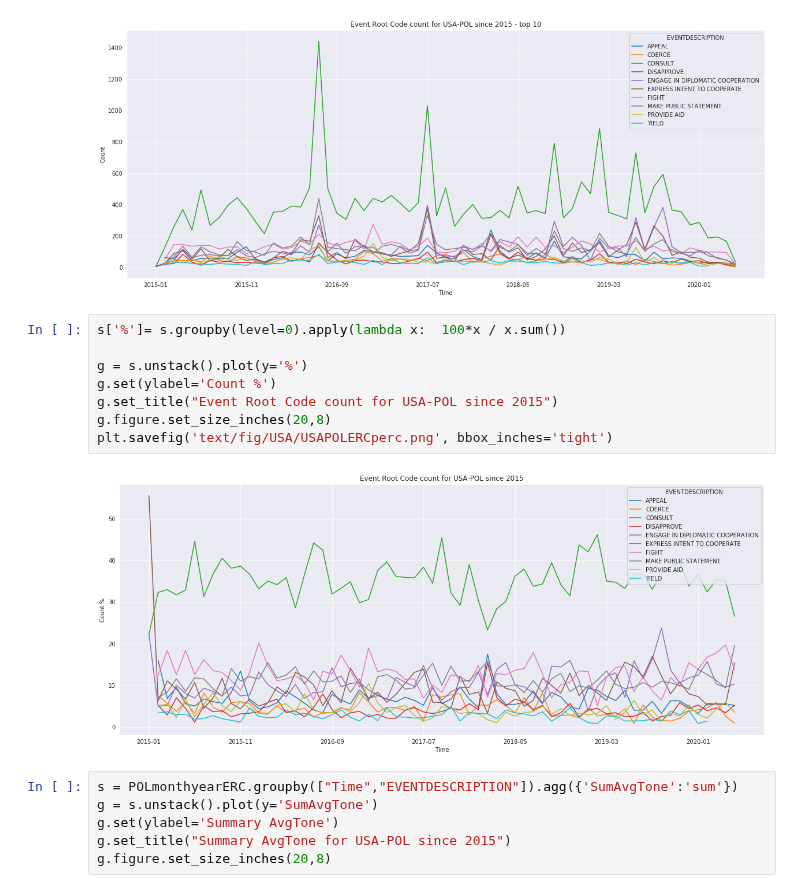
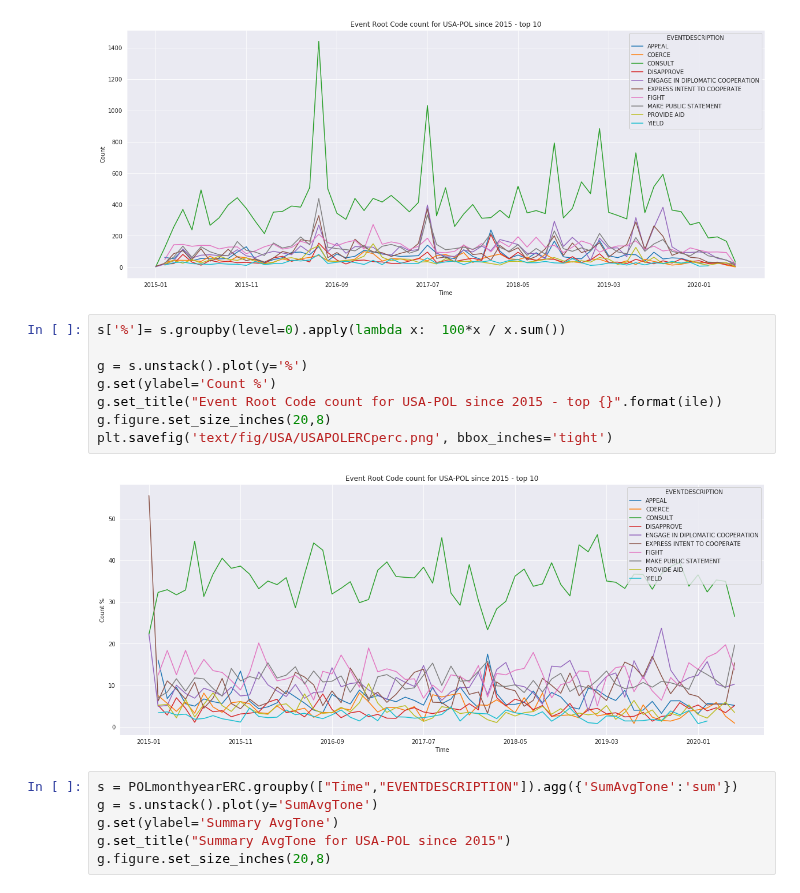
Before and after one commit to mijapa/GDELT, a Jupyter notebook: USA-POL monthyear eventRC count SUMaTone AVGaTonne.ipynb, the cells around one changed output. Cells and saved outputs as stored; diff of their text form.

```diff
--- a/USA-POL monthyear eventRC count SUMaTone AVGaTonne.ipynb
+++ b/USA-POL monthyear eventRC count SUMaTone AVGaTonne.ipynb
@@ -34,13 +34,13 @@ g.figure.set_size_inches(20,8)
 # %%
 s['%']= s.groupby(level=0).apply(lambda x:  100*x / x.sum())
 
 g = s.unstack().plot(y='%')
 g.set(ylabel='Count %')
-g.set_title("Event Root Code count for USA-POL since 2015")
+g.set_title("Event Root Code count for USA-POL since 2015 - top {}".format(ile))
 g.figure.set_size_inches(20,8)
 plt.savefig('text/fig/USA/USAPOLERCperc.png', bbox_inches='tight')
 # %% [output]
-[figure, old version]
+[figure, new version]
 # %%
 s = POLmonthyearERC.groupby(["Time","EVENTDESCRIPTION"]).agg({'SumAvgTone':'sum'})
 g = s.unstack().plot(y='SumAvgTone')
```
Also changed, not shown: 4 other files.
